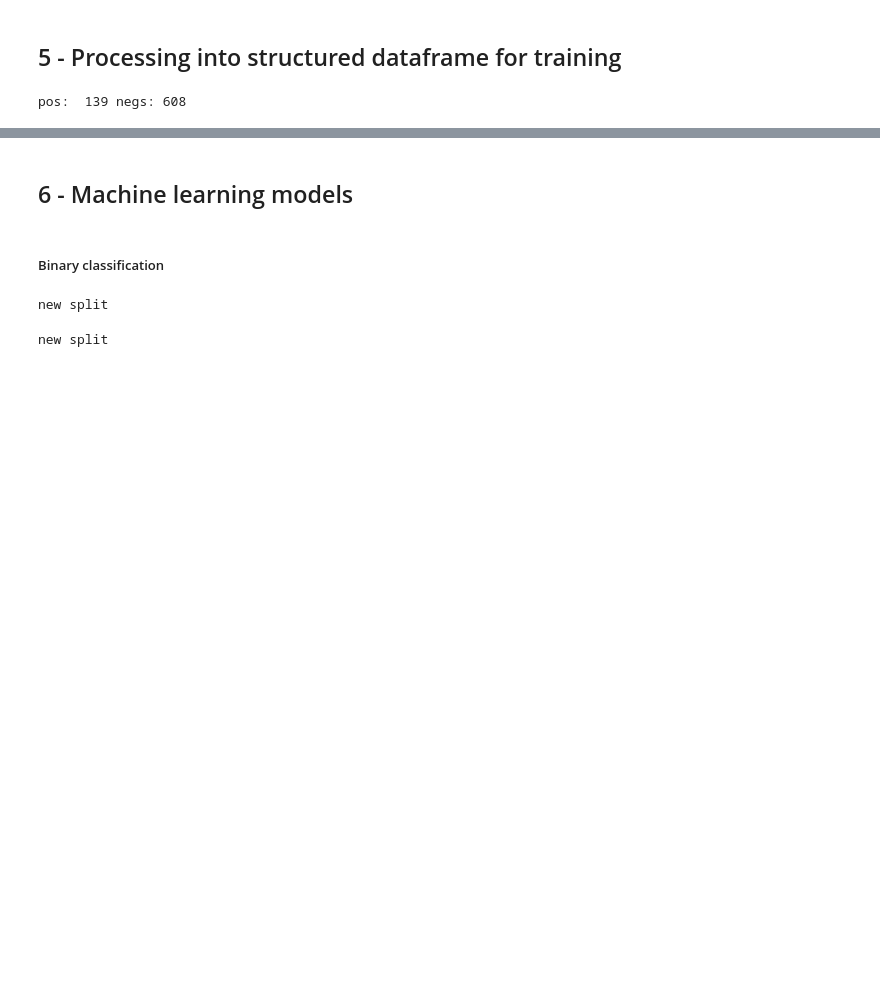
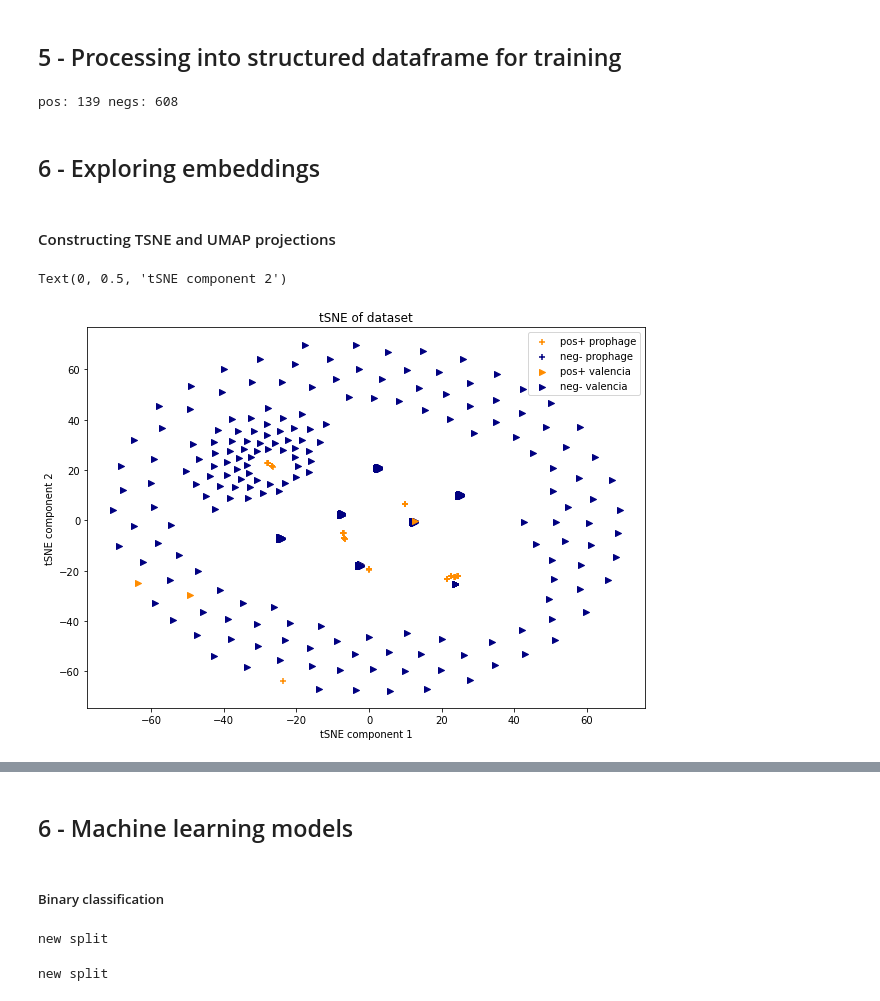
Before and after one commit to dimiboeckaerts/PhageHostLearn, a Jupyter notebook: phraime.ipynb, the cells around one changed output, grey strips where cells are left out. Cells and saved outputs as stored; diff of their text form; code cells hidden in the pictures; blank space fills up the shorter version.

Commit message:
tSNE & UMAP

```diff
--- a/phraime.ipynb
+++ b/phraime.ipynb
@@ -238,5 +179,0 @@ for identifier in kpids:
-# %%
-fig, ax = plt.subplots(figsize=(10, 8))
-n, bins, patches = plt.hist(B_ratio, bins=20)
-ax.set_xlabel('Percentage of beta-sheet', size=12)
-ax.set_ylabel('Count among klebsiella RBPs', size=12)
@@ -415,7 +208,7 @@ def construct_training_dataframe(locus_features, rbp_features, interaction_matri
     """
 
     # define lists to append to
-    locus_list = []; rbp_list = []; interaction_list = []; row_list = []; origin_list = []
+    locus_list = []; rbp_list = []; interaction_list = []; row_list = []; col_list = []; origin_list = []
 
     # loop over interaction matrix and construct dataframe
     for i in range(interaction_matrix.shape[0]):
@@ -428,6 +221,7 @@ def construct_training_dataframe(locus_features, rbp_features, interaction_matri
                 rbp_list.append(list(rbp_features.iloc[j,:]))
                 interaction_list.append(int(interaction))
                 row_list.append(i)
+                col_list.append(j)
                 origin_list.append(RBPbase['origin'][j])
 
             # sanity check (optional)
@@ -438,17 +232,19 @@ def construct_training_dataframe(locus_features, rbp_features, interaction_matri
             #        print('mismatch!', rbp_id, locus_id)
 
     # concatenate to final dataframe
-    training_dataframe = pd.concat([pd.DataFrame(locus_list), pd.DataFrame(rbp_list), pd.DataFrame(interaction_list),
-                                    pd.DataFrame({'row': row_list}), pd.DataFrame({'origin': origin_list})], axis=1)
+    training_dataframe = pd.concat([pd.DataFrame(locus_list), pd.DataFrame(rbp_list), pd.DataFrame({'label': interaction_list}),
+                                    pd.DataFrame({'row': row_list}), pd.DataFrame({'col': col_list}),
+                                    pd.DataFrame({'origin': origin_list})], axis=1)
 
     return training_dataframe
 # %%
 rbpbase = pd.read_csv(klebsiella_dir+'/RBPbase_031221_klebsiella_pneumoniae.csv')
-locus_em = pd.read_csv(klebsiella_dir+'/klebsiella_genomes_031221_embeddings.csv', index_col=0)
+locus_em = pd.read_csv(klebsiella_dir+'/klebsiella_genomes_031221_ProtTrans_embeddings.csv', index_col=0)
 rbp_em = pd.read_csv(klebsiella_dir+'/RBPbase_031221_klebsiella_pneumoniae_embeddings.csv', index_col=0)
 interaction_matrix = np.asarray(pd.read_csv(klebsiella_dir+'/interactions_klebsiella.csv', index_col=0))
 interaction_matrix_mono = np.asarray(pd.read_csv(klebsiella_dir+'/interactions_klebsiella_mono.csv', index_col=0))
 frame = construct_training_dataframe(locus_em, rbp_em, interaction_matrix_mono, rbpbase)
+labels = np.asarray(frame.iloc[:,-4])
 # %%
 print('pos:', sum(labels==1), 'negs:', sum(labels==0))
 # %% [output]
@@ -455,0 +252,37 @@ pos:  139 negs: 608
+# %% [markdown]
+## 6 - Exploring embeddings<a name="interactions"></a>
+# %% [markdown]
+#### Constructing TSNE and UMAP projections
+# %%
+X = np.asarray(frame.iloc[:, :-4])
+X_loci = np.asarray(frame.iloc[:, :1024]) # first 1024
+X_rbps = np.asarray(frame.iloc[:, 1024:-4]) # second 1024
+# %%
+# colored by label
+X_tsne = TSNE(n_components=2, learning_rate='auto', init='random').fit_transform(X_rbps)
+plt.figure(figsize=(10,7))
+colors = ["navy", "darkorange"]
+
+for i in range(X_tsne.shape[0]):
+    if (frame['origin'][i] == 'prophage') and (labels[i] == 1):
+        plt.scatter(X_tsne[i,0], X_tsne[i,1], color='darkorange', marker='+')
+    if (frame['origin'][i] == 'prophage') and (labels[i] == 0):
+        plt.scatter(X_tsne[i,0], X_tsne[i,1], color='navy', marker='+')
+    if (frame['origin'][i] == 'valencia') and (labels[i] == 1):
+        plt.scatter(X_tsne[i,0], X_tsne[i,1], color='darkorange', marker='>')
+    if (frame['origin'][i] == 'valencia') and (labels[i] == 0):
+        plt.scatter(X_tsne[i,0], X_tsne[i,1], color='navy', marker='>')
+
+plt.scatter([],[], color='darkorange', marker='+', label='pos+ prophage')
+plt.scatter([],[], color='navy', marker='+', label='neg- prophage')
+plt.scatter([],[], color='darkorange', marker='>', label='pos+ valencia')
+plt.scatter([],[], color='navy', marker='>', label='neg- valencia')
+
+plt.legend(loc="best", shadow=False, scatterpoints=1)
+plt.title("tSNE of dataset")
+plt.xlabel('tSNE component 1')
+plt.ylabel('tSNE component 2')
+#plt.savefig(results_dir+'/features/all_embeddings_tSNE.png', dpi=400)
+# %% [output]
+Text(0, 0.5, 'tSNE component 2')
+[figure, added]
```
Also changed, not shown: parts of 42 cells of this notebook, 4 other files.
